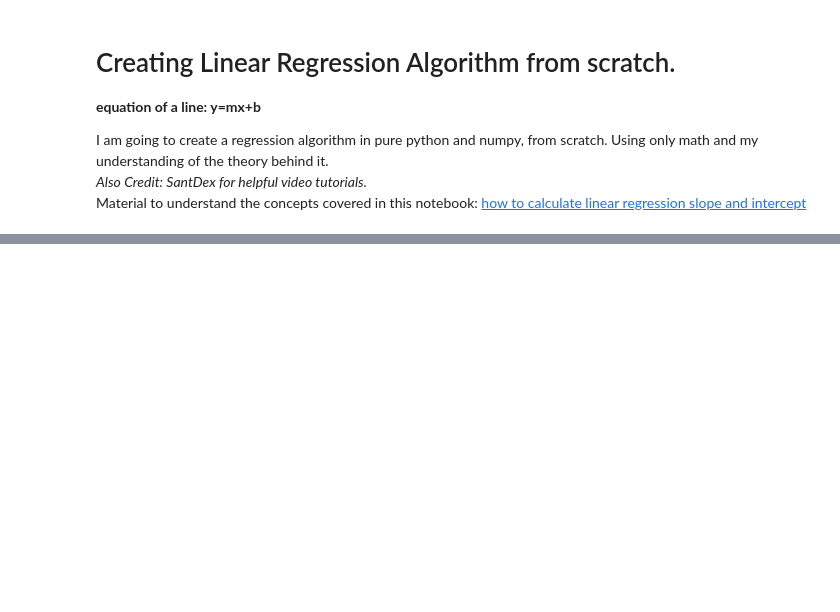
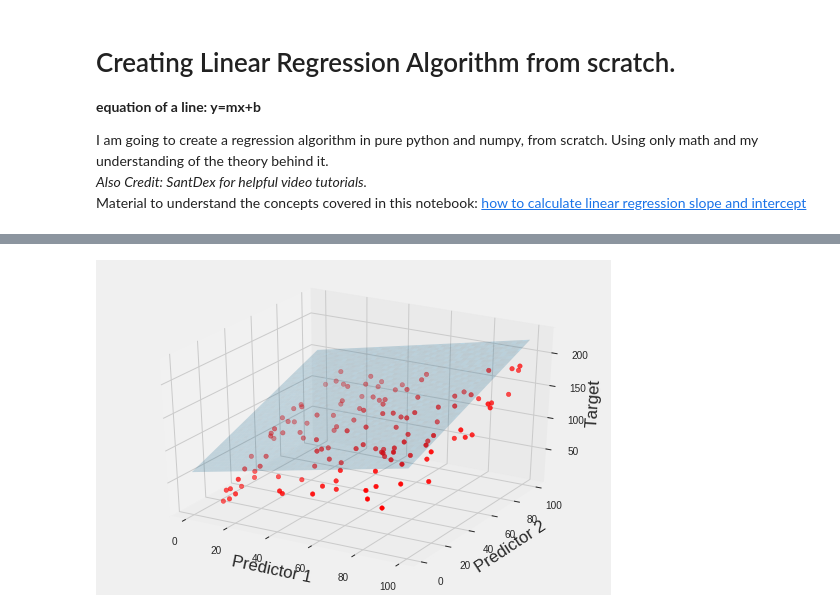
Before and after one commit to GioLomia/Machine_Learning_From_Scratch, a Jupyter notebook: Linear_Regression_from_Scratch.ipynb, the cells around one changed output, grey strips where cells are left out. Saved outputs shown, nothing was run; the diff lists cells and outputs as text; code cells hidden in the pictures; blank space fills up the shorter version.

```diff
--- a/Linear_Regression_from_Scratch.ipynb
+++ b/Linear_Regression_from_Scratch.ipynb
@@ -75,0 +138,8 @@ plt.show()
+# %%
+def f(x,y):
+    return x*coef[0][0]+y*coef[0][1]+coef[1][0]
+
+x_path=np.linspace(0,100,100)
+y_path=np.linspace(0,100,100)
+X, Y = np.meshgrid(x_path, y_path)
+Z = np.array(f(X, Y))
@@ -75,0 +150,14 @@ plt.show()
+# %%
+#Plotting the data points.
+from mpl_toolkits.mplot3d import Axes3D
+fig = plt.figure()
+ax = fig.add_subplot(111, projection='3d')
+pr_1,target,pr_2=x_ax,multy_ys,z_ax
+ax.scatter(pr_1,pr_2,target,c='red')
+ax.plot_surface(X, Y, Z, alpha=0.2)
+ax.set_xlabel('Predictor 1')
+ax.set_ylabel('Predictor 2')
+ax.set_zlabel('Target')
+plt.show()
+# %% [output]
+[figure, added]
```
Also changed, not shown: parts of 13 cells of this notebook.
